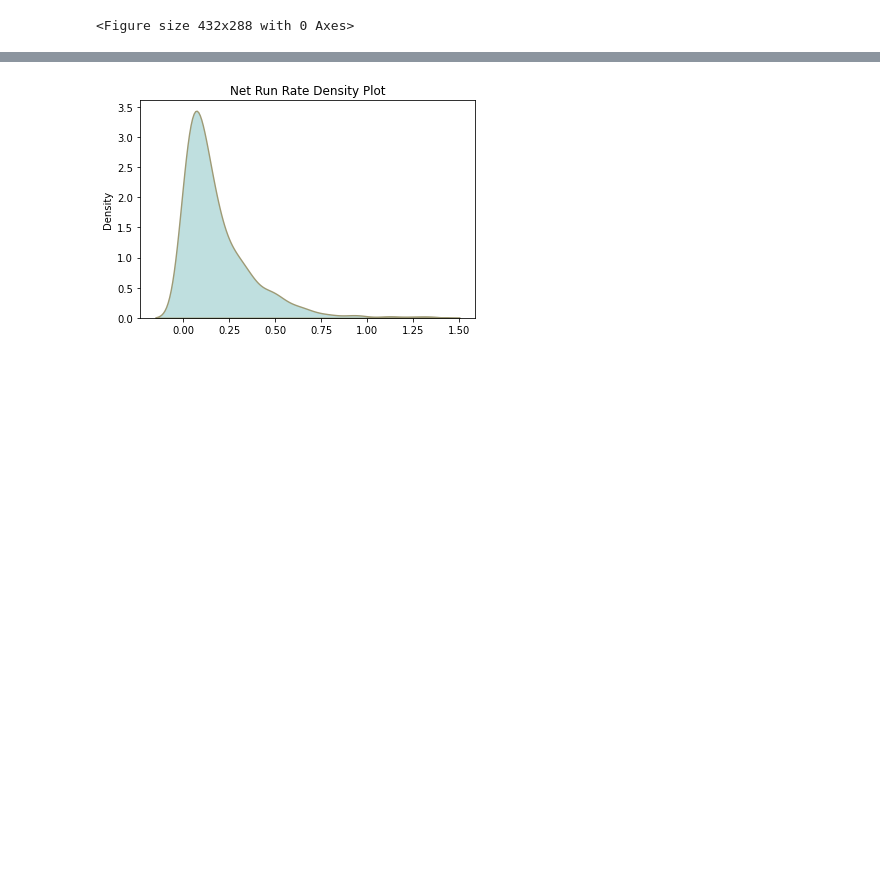
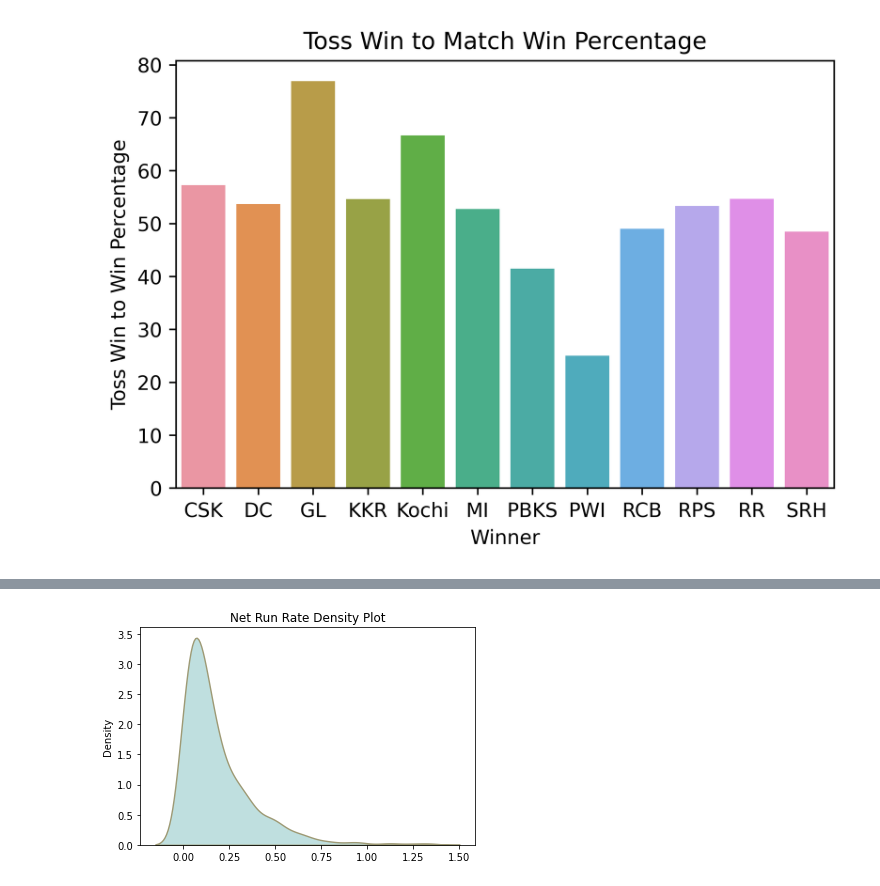
Before and after one commit to RohitRanjangit/IPlDataAnalysis, a Jupyter notebook: src/overall.ipynb, the cells around one changed output, grey strips where cells are left out. Drawn from its saved outputs; the diff is of its cells as text; code cells hidden in the pictures; blank space fills up the shorter version.

Commit message:
add imgs in visualization

```diff
--- a/src/overall.ipynb
+++ b/src/overall.ipynb
@@ -25,9 +25,10 @@ def toss_win_to_win_count():
     toss_match_df['toss_win_percentage'] = toss_match_df['win']*100/toss_match_df['toss']
 
     toss_match_df = toss_match_df[toss_match_df['winner'] != 'No Result']
-    return toss_match_df
-
-
-toss_win_to_win_count().iplot(kind='bar', x='winner', y='toss_win_percentage', title='Toss Win to Win Percentage',  barmode = 'group')
-plt.savefig('../img/pngs/toss_win_to_win_count.png')
+    ax = sns.barplot(x='winner', y='toss_win_percentage', data=toss_match_df)
+    ax.set_title('Toss Win to Match Win Percentage')
+    ax.set_xlabel('Winner')
+    ax.set_ylabel('Toss Win to Win Percentage')
+    plt.savefig('../img/pngs/toss_win_to_win_count.png', facecolor='w', edgecolor='w')
+toss_win_to_win_count()
 # %% [output]
@@ -35,4 +35,4 @@ plt.savefig('../img/pngs/toss_win_to_win_count.png')
-<Figure size 432x288 with 0 Axes>
+[figure, added]
 # %%
 def ground_toss_decision():
     """
```
Also changed, not shown: parts of 5 cells of this notebook, 5 other files.
